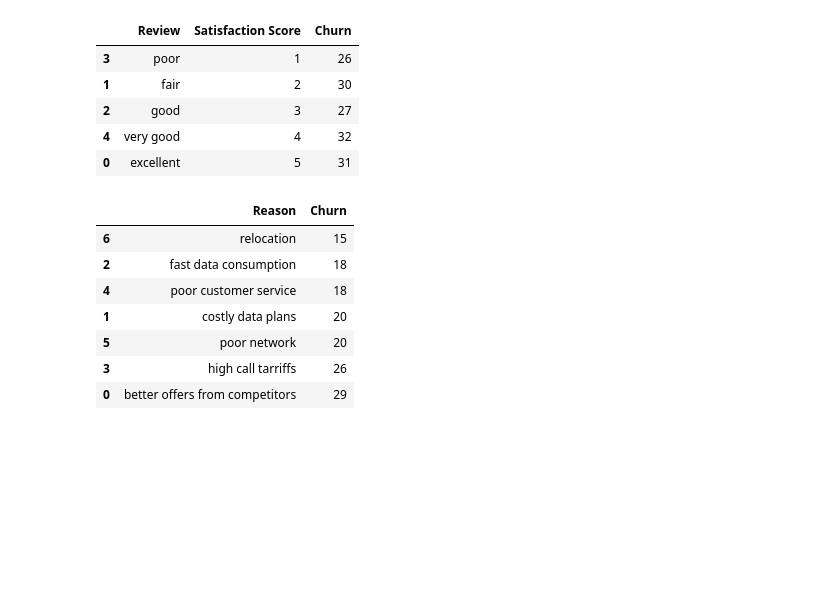
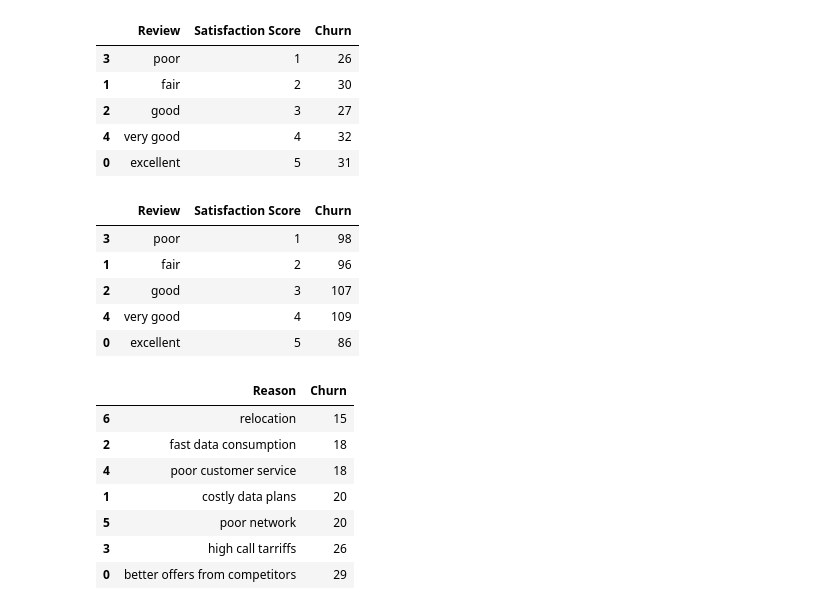
Before and after one commit to iamdrmeka/mtn_churn_new, a Jupyter notebook: mtn_churn.ipynb, the cells around one changed output. Drawn from its saved outputs; the diff is of its cells as text; code cells hidden in the pictures; blank space fills up the shorter version.

```diff
--- a/mtn_churn.ipynb
+++ b/mtn_churn.ipynb
@@ -430,6 +433,18 @@ display(review)
 | 2 | good | 3 | 27 |
 | 4 | very good | 4 | 32 |
 | 0 | excellent | 5 | 31 |
+# %%
+# Customer Review analysis for all customers
+review_all = df.groupby(['customer_review', 'satisfaction_rate'])['customer_id'].nunique().reset_index().sort_values(by='satisfaction_rate')
+review_all.columns = ['Review', 'Satisfaction Score', 'Churn']
+display(review_all)
+# %% [output]
+|  | Review | Satisfaction Score | Churn |
+| 3 | poor | 1 | 98 |
+| 1 | fair | 2 | 96 |
+| 2 | good | 3 | 107 |
+| 4 | very good | 4 | 109 |
+| 0 | excellent | 5 | 86 |
 # %%
 churn_reason = df[df['customer_churn_status'] == 'yes'].groupby(['reasons_for_churn'])['customer_id'].nunique().reset_index().sort_values(by='customer_id', ascending=True)
 churn_reason.columns = ['Reason', 'Churn']
```
Also changed, not shown: parts of 4 cells of this notebook, 2 other files.
